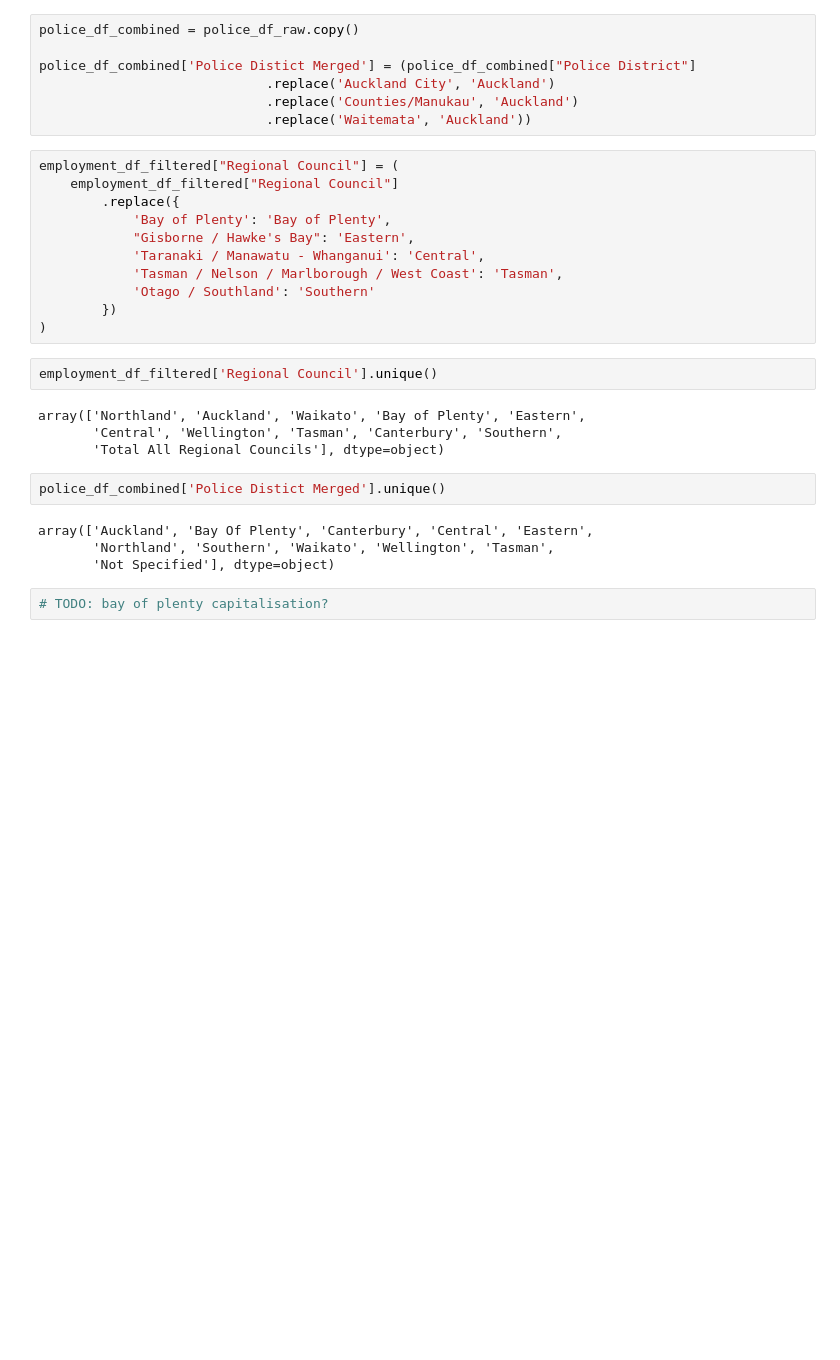
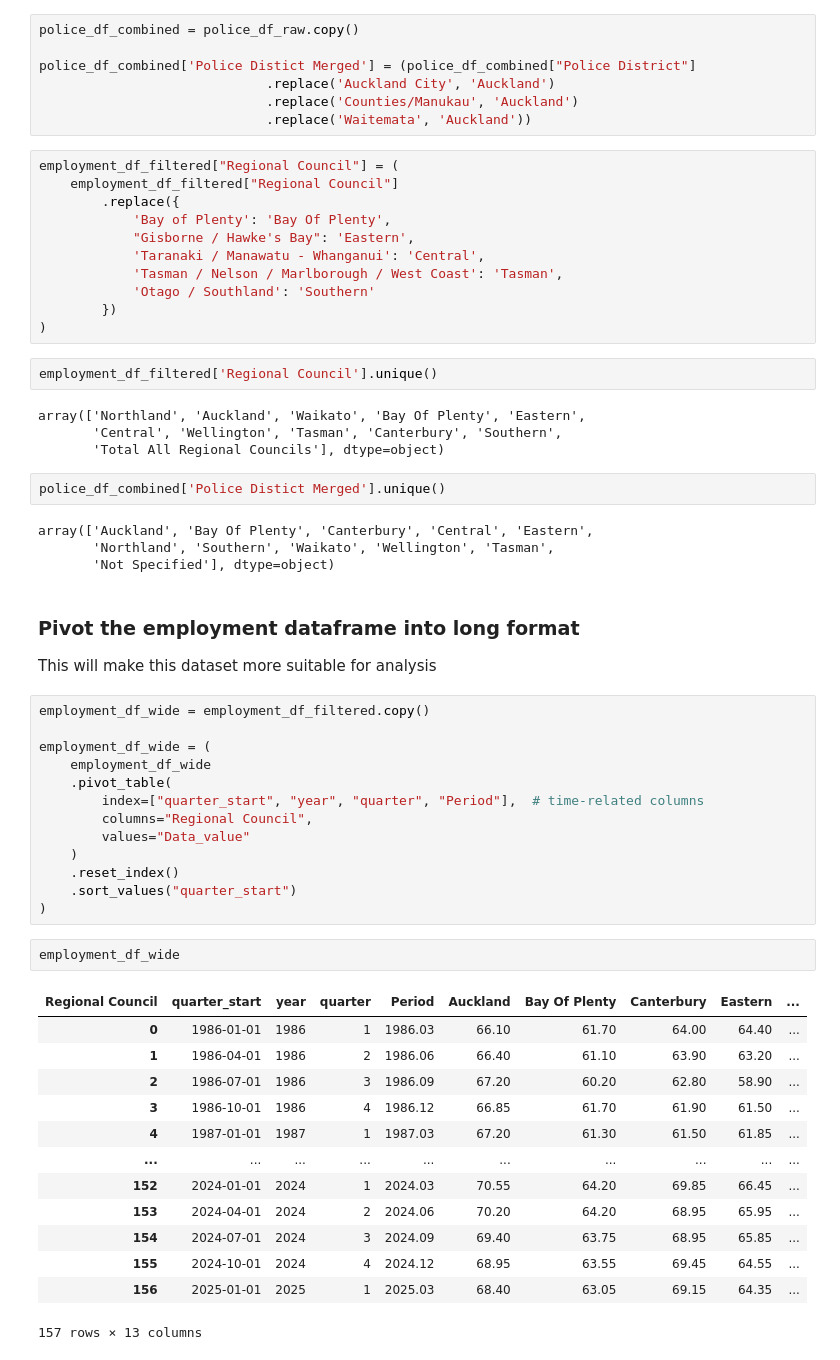
Before and after one commit to LennoxC/data301-group3-project, a Jupyter notebook: data_wrangling_data301_eda.ipynb, the cells around one changed output. Drawn from its saved outputs; the diff is of its cells as text; blank space fills up the shorter version.

```diff
--- a/data_wrangling_data301_eda.ipynb
+++ b/data_wrangling_data301_eda.ipynb
@@ -192,7 +200,7 @@ police_df_combined['Police Distict Merged'] = (police_df_combined["Police Distri
 employment_df_filtered["Regional Council"] = (
     employment_df_filtered["Regional Council"]
         .replace({
-            'Bay of Plenty': 'Bay of Plenty',
+            'Bay of Plenty': 'Bay Of Plenty',
             "Gisborne / Hawke's Bay": 'Eastern',
             'Taranaki / Manawatu - Whanganui': 'Central',
             'Tasman / Nelson / Marlborough / West Coast': 'Tasman',
@@ -202,7 +210,7 @@ employment_df_filtered["Regional Council"] = (
 # %%
 employment_df_filtered['Regional Council'].unique()
 # %% [output]
-array(['Northland', 'Auckland', 'Waikato', 'Bay of Plenty', 'Eastern',
+array(['Northland', 'Auckland', 'Waikato', 'Bay Of Plenty', 'Eastern',
        'Central', 'Wellington', 'Tasman', 'Canterbury', 'Southern',
        'Total All Regional Councils'], dtype=object)
 # %%
@@ -211,5 +219,36 @@ police_df_combined['Police Distict Merged'].unique()
 array(['Auckland', 'Bay Of Plenty', 'Canterbury', 'Central', 'Eastern',
        'Northland', 'Southern', 'Waikato', 'Wellington', 'Tasman',
        'Not Specified'], dtype=object)
+# %% [markdown]
+### Pivot the employment dataframe into long format
+
+This will make this dataset more suitable for analysis
 # %%
-# TODO: bay of plenty capitalisation?
+employment_df_wide = employment_df_filtered.copy()
+
+employment_df_wide = (
+    employment_df_wide
+    .pivot_table(
+        index=["quarter_start", "year", "quarter", "Period"],  # time-related columns
+        columns="Regional Council",
+        values="Data_value"
+    )
+    .reset_index()
+    .sort_values("quarter_start")
+)
+# %%
+employment_df_wide
+# %% [output]
+| Regional Council | quarter_start | year | quarter | Period | Auckland | Bay Of Plenty | Canterbury | Eastern | ... |
+| 0 | 1986-01-01 | 1986 | 1 | 1986.03 | 66.10 | 61.70 | 64.00 | 64.40 | ... |
+| 1 | 1986-04-01 | 1986 | 2 | 1986.06 | 66.40 | 61.10 | 63.90 | 63.20 | ... |
+| 2 | 1986-07-01 | 1986 | 3 | 1986.09 | 67.20 | 60.20 | 62.80 | 58.90 | ... |
+| 3 | 1986-10-01 | 1986 | 4 | 1986.12 | 66.85 | 61.70 | 61.90 | 61.50 | ... |
+| 4 | 1987-01-01 | 1987 | 1 | 1987.03 | 67.20 | 61.30 | 61.50 | 61.85 | ... |
+| ... | ... | ... | ... | ... | ... | ... | ... | ... | ... |
+| 152 | 2024-01-01 | 2024 | 1 | 2024.03 | 70.55 | 64.20 | 69.85 | 66.45 | ... |
+| 153 | 2024-04-01 | 2024 | 2 | 2024.06 | 70.20 | 64.20 | 68.95 | 65.95 | ... |
+| 154 | 2024-07-01 | 2024 | 3 | 2024.09 | 69.40 | 63.75 | 68.95 | 65.85 | ... |
+| 155 | 2024-10-01 | 2024 | 4 | 2024.12 | 68.95 | 63.55 | 69.45 | 64.55 | ... |
+| 156 | 2025-01-01 | 2025 | 1 | 2025.03 | 68.40 | 63.05 | 69.15 | 64.35 | ... |
+157 rows × 13 columns
```
Also changed, not shown: parts of 6 cells of this notebook, 1 other file.
